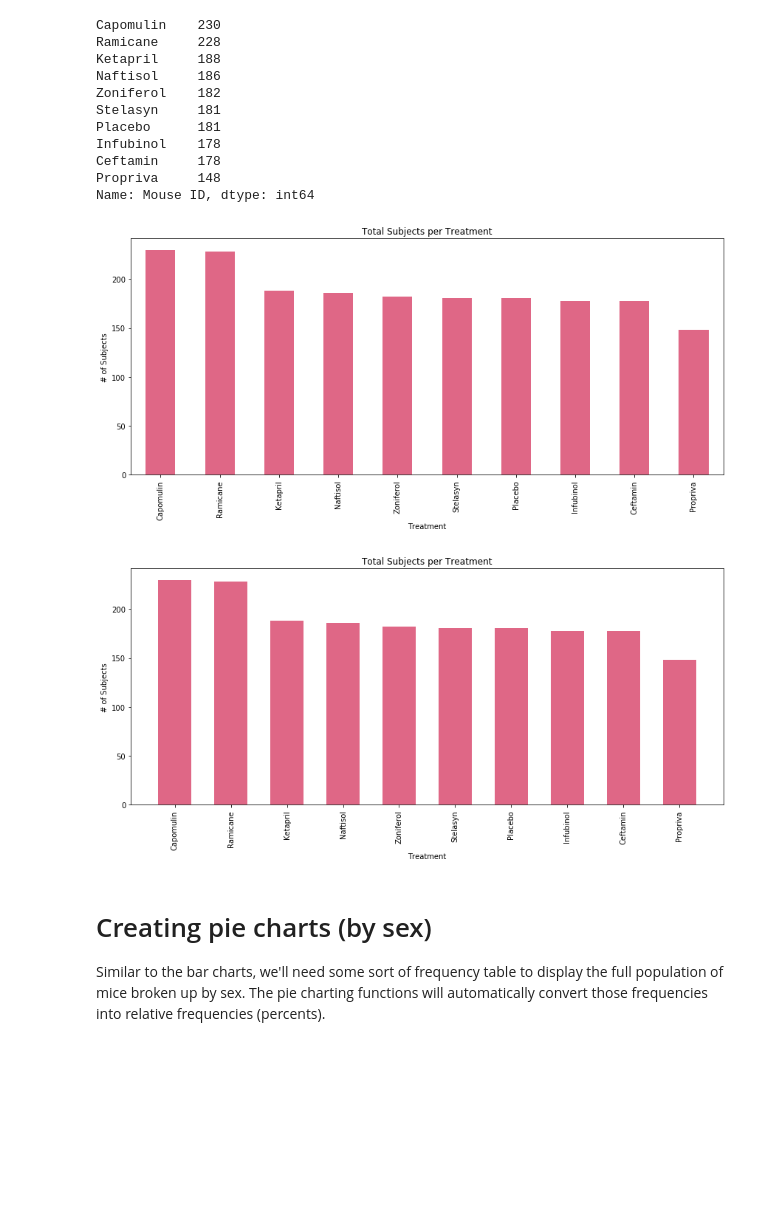
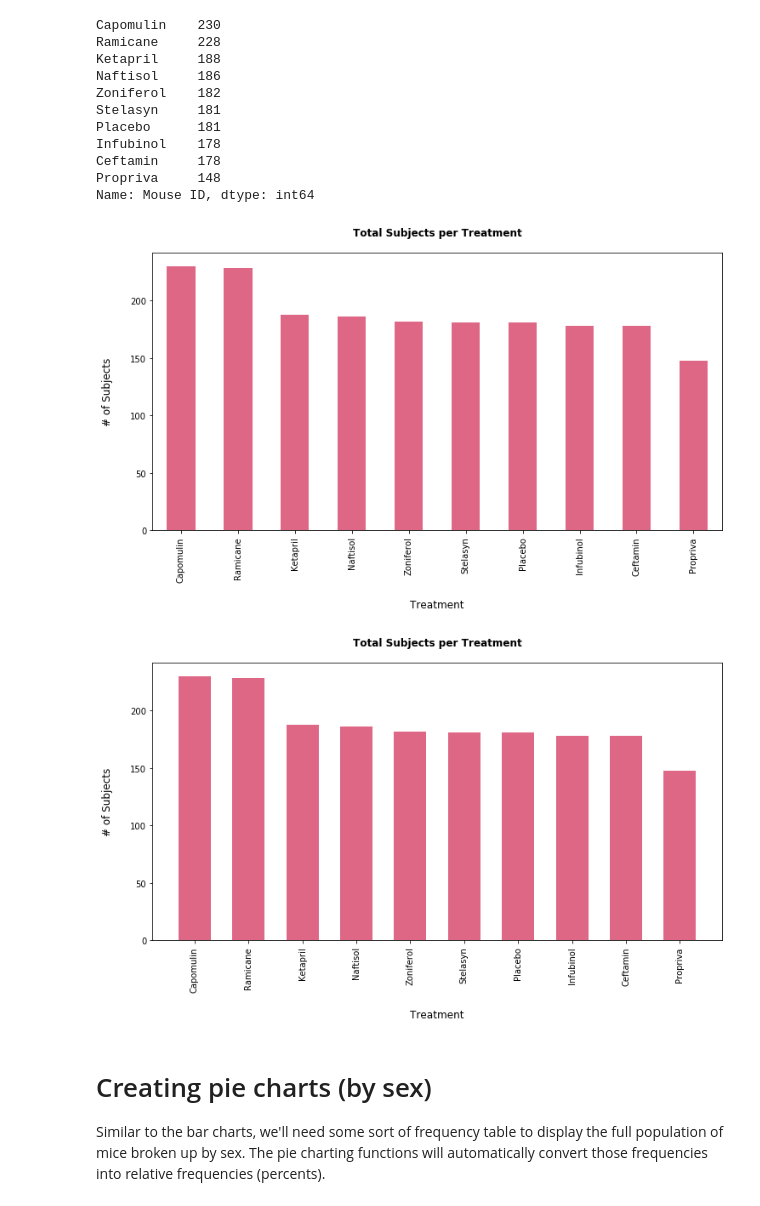
Before and after one commit to troypramsey/matplotlib-challenge, a Jupyter notebook: matplotlib-challenge.ipynb, the cells around one changed output. Cells and saved outputs as stored; diff of their text form; code cells hidden in the pictures; blank space fills up the shorter version.

Commit message:
adjusted for final tumor volume, fixed label paddings

```diff
--- a/matplotlib-challenge.ipynb
+++ b/matplotlib-challenge.ipynb
@@ -133,14 +133,13 @@ Propriva     148
 Name: Mouse ID, dtype: int64
 # %%
 # Using built-in Pandas bar plot on summary count table
-drug_counts_sorted.plot(kind="bar", figsize=(12,6), facecolor='#df6786')
-plt.xlabel('Treatment')
-plt.ylabel('# of Subjects')
-plt.title('Total Subjects per Treatment')
-plt.tight_layout()
+drug_plot = drug_counts_sorted.plot(kind="bar", figsize=(12,6), facecolor='#df6786')
+plt.xlabel('Treatment', labelpad=20, fontsize='large')
+plt.ylabel('# of Subjects', labelpad=20, fontsize='large')
+plt.title('Total Subjects per Treatment', fontweight='bold', fontsize='large', pad=20)
 plt.show()
 # %% [output]
-[figure, old version]
+[figure, new version]
 # %%
 # Creating axis variables from Pandas columns for Matplotlib bar plot
 x_index = drug_counts_sorted.index
@@ -151,14 +150,13 @@ y_axis = [x for x in drug_counts_sorted]
 # Building and formatting Matplotlib bar plot
 plt.figure(figsize=(12,6))
 plt.bar(x_axis, y_axis, width=.6, facecolor='#df6786')
-plt.xlabel('Treatment')
-plt.ylabel('# of Subjects')
-plt.title('Total Subjects per Treatment')
+plt.xlabel('Treatment', labelpad=20, fontsize='large')
+plt.ylabel('# of Subjects', labelpad=20, fontsize='large')
+plt.title('Total Subjects per Treatment', fontweight='bold', fontsize='large', pad=20)
 plt.xticks(rotation=90)
-plt.tight_layout()
 plt.show()
 # %% [output]
-[figure, old version]
+[figure, new version]
 # %% [markdown]
 # Creating pie charts (by sex)
 
```
Also changed, not shown: parts of 17 cells of this notebook.
